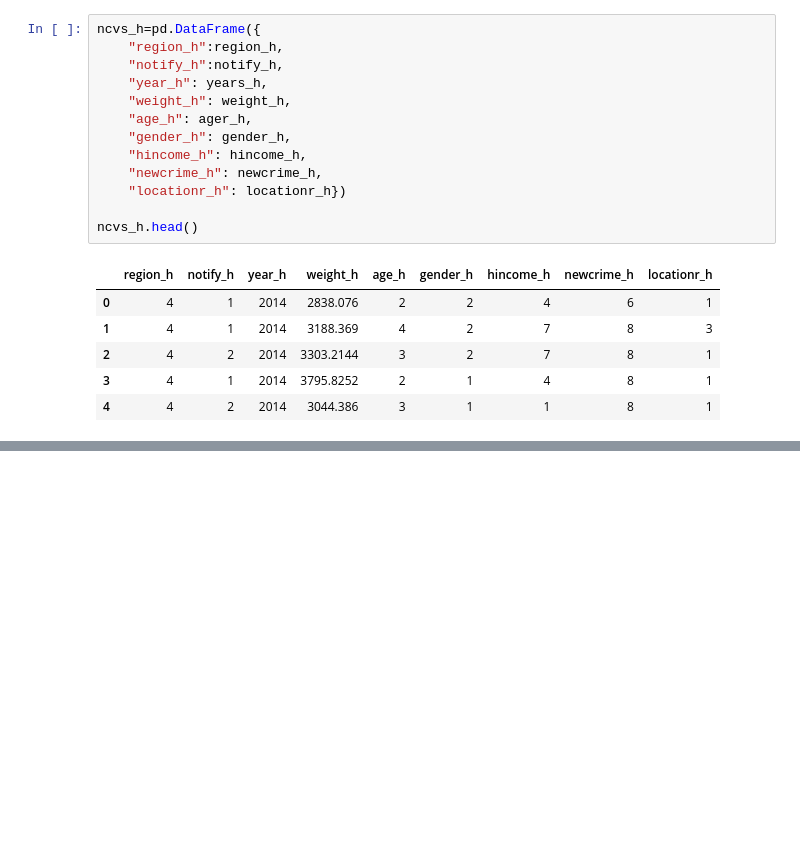
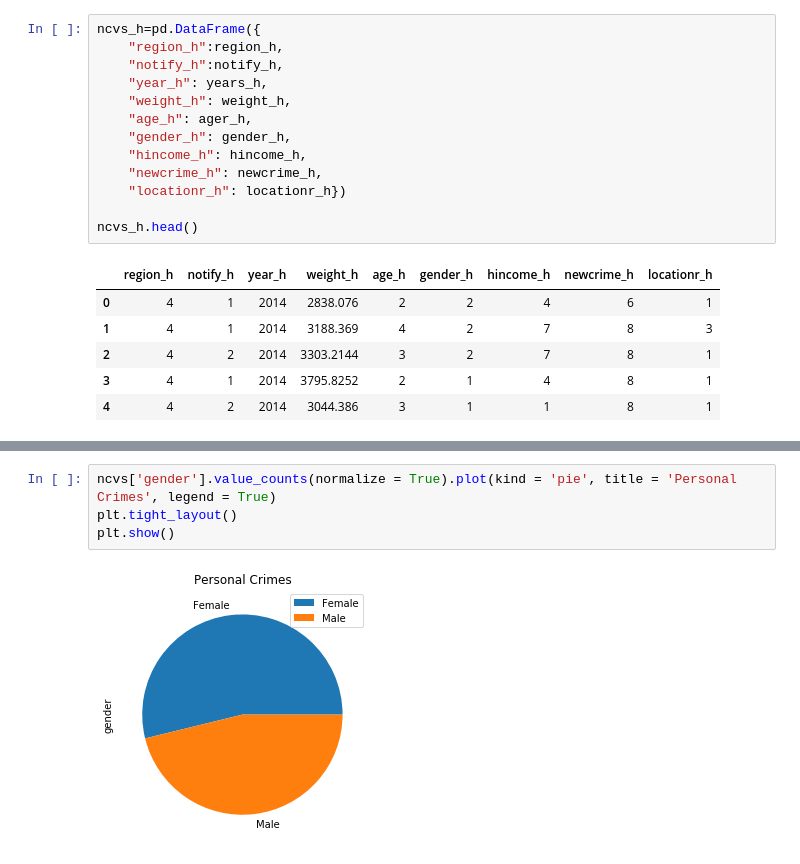
Before and after one commit to akarki23/project-1, a Jupyter notebook: NCVS/NationalCrimeVictimizationSurvey.ipynb, the cells around one changed output, grey strips where cells are left out. Cells and saved outputs as stored; diff of their text form; blank space fills up the shorter version.

Commit message:
added pie plots

```diff
--- a/NCVS/NationalCrimeVictimizationSurvey.ipynb
+++ b/NCVS/NationalCrimeVictimizationSurvey.ipynb
@@ -232,0 +261,6 @@ ncvs_h.head()
+# %%
+ncvs['gender'].value_counts(normalize = True).plot(kind = 'pie', title = 'Personal Crimes', legend = True)
+plt.tight_layout()
+plt.show()
+# %% [output]
+[figure, added]
```
Also changed, not shown: parts of 10 cells of this notebook.
